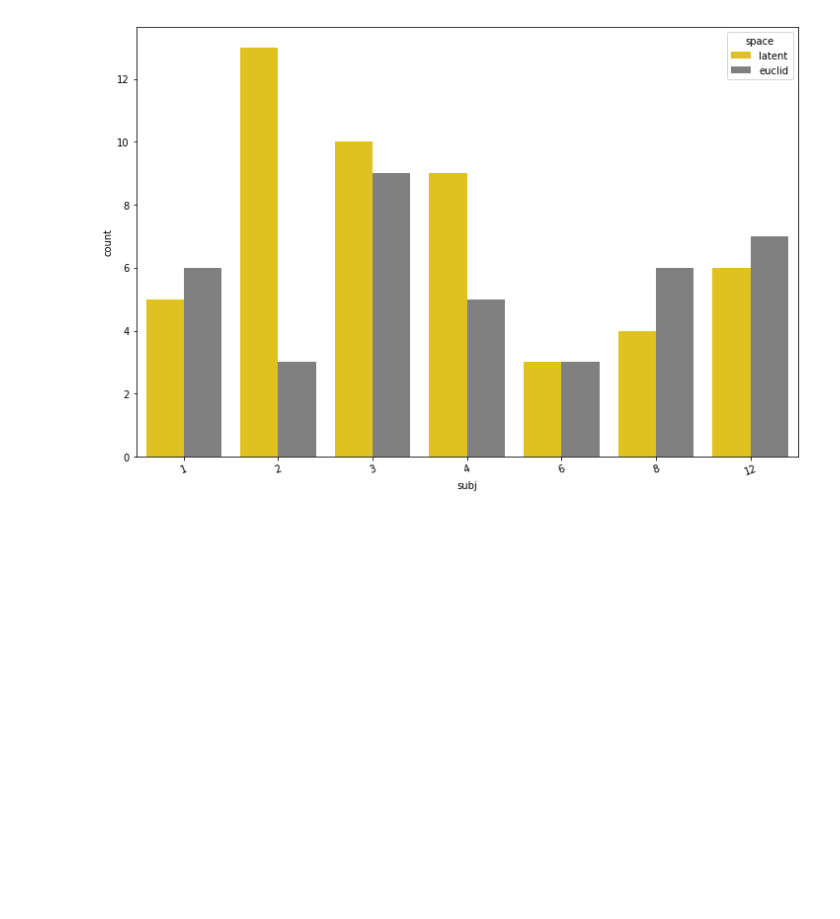
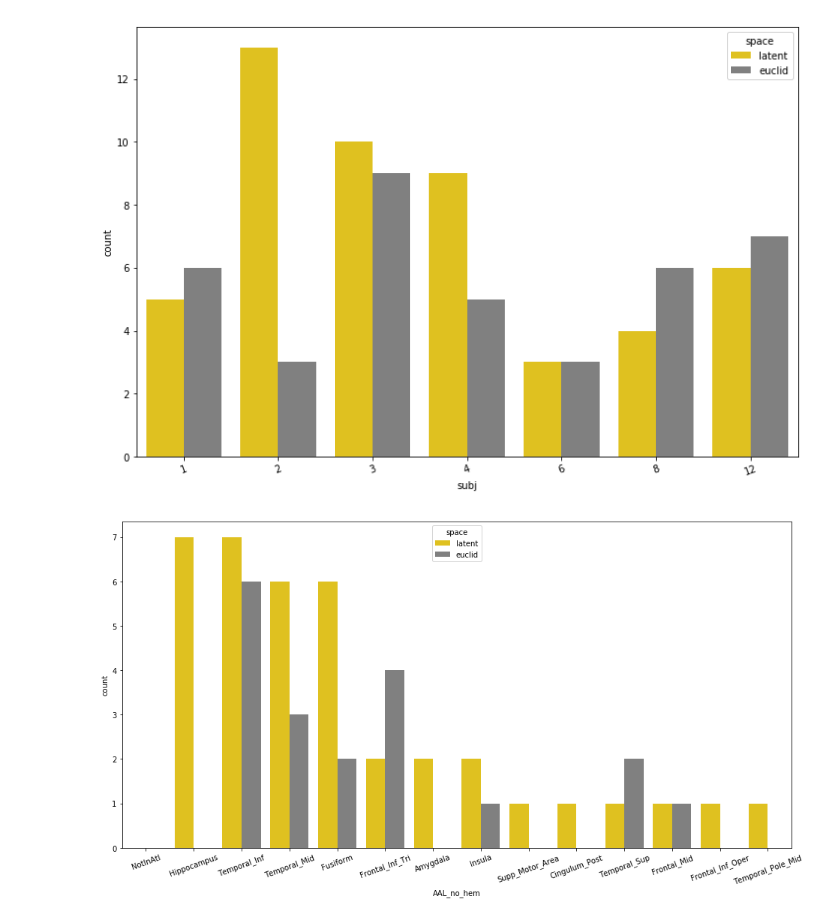
Before and after one commit to jastiso/statistical_learning, a Jupyter notebook: scripts/searchlight.ipynb, the cells around one changed output. Saved outputs shown, nothing was run; the diff lists cells and outputs as text; code cells hidden in the pictures; blank space fills up the shorter version.

```diff
--- a/scripts/searchlight.ipynb
+++ b/scripts/searchlight.ipynb
@@ -80,3 +104,13 @@ plt.xticks(rotation=20)
 # %% [output]
 (array([0, 1, 2, 3, 4, 5, 6]), <a list of 7 Text xticklabel objects>)
 [figure]
+# %%
+fig = plt.figure(figsize=(16,8))
+atlas = 'AAL_no_hem'
+sns.countplot(data=reg[reg.AAL_label != 'NotInAtlas'], x=atlas, hue='space',
+              palette = ['gold','grey'],
+              order = reg.loc[(reg.space == 'latent'),atlas].value_counts().index)
+plt.xticks(rotation=20)
+plt.savefig(f'/Users/stiso/Documents/Code/graph_learning/ECoG_data/ephys_img/gm_regions.pdf')
+# %% [output]
+[figure, added]
```
Also changed, not shown: parts of 12 cells of this notebook, 8 other files.
